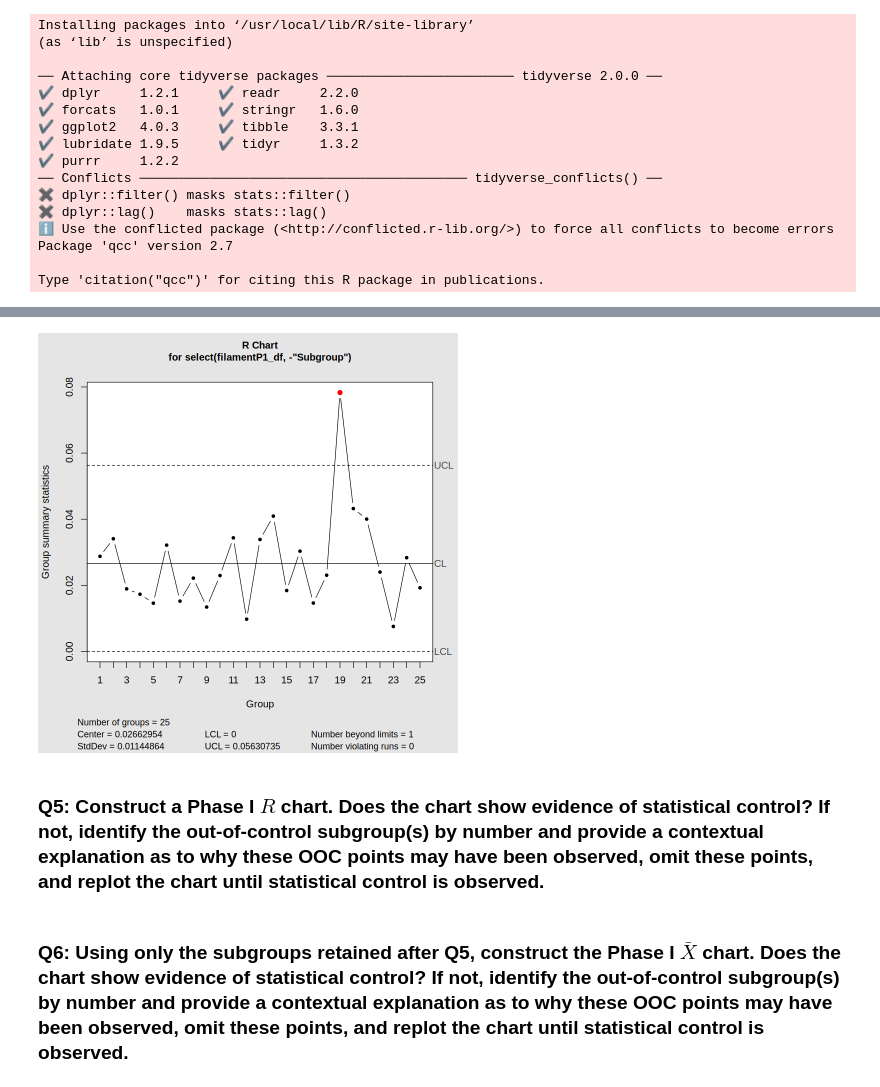
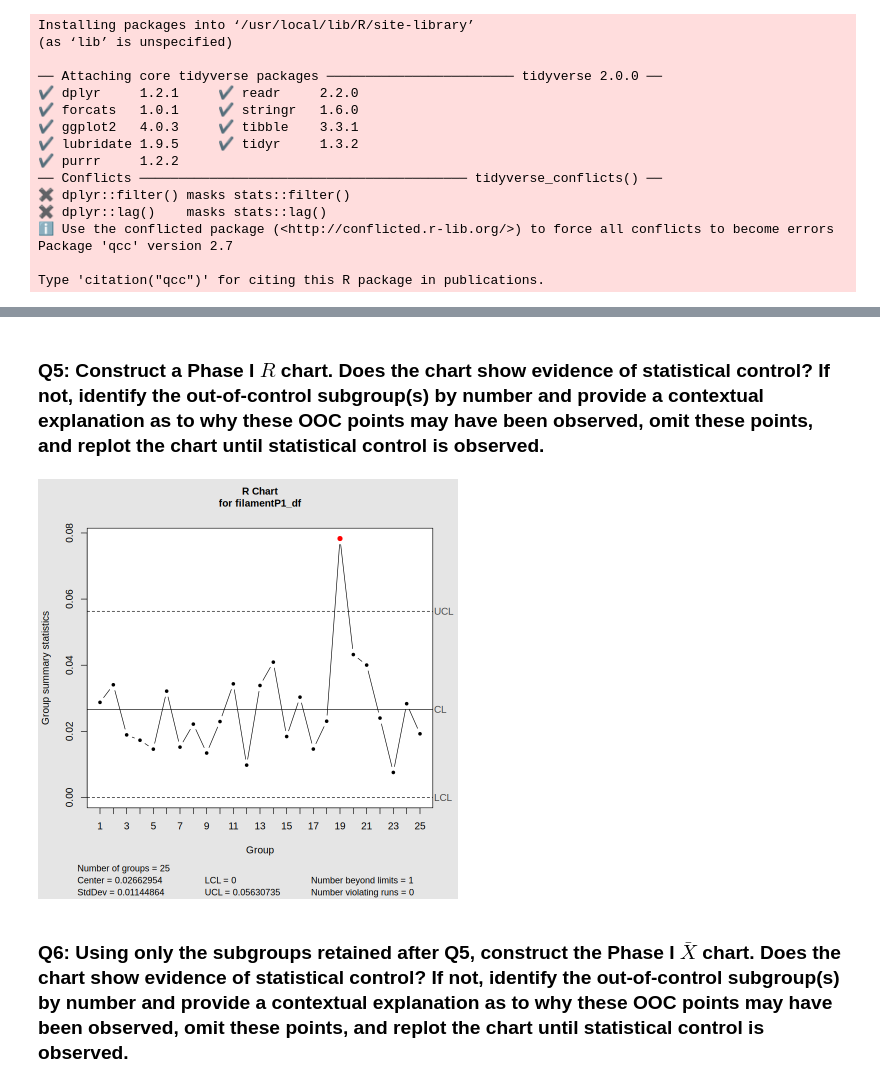
Before and after one commit to tchoud227/STAT-7110-Quality-Control, a Jupyter notebook: Assignments/HW1/STAT-7110-HW1.ipynb, the cells around one changed output, grey strips where cells are left out. Cells and saved outputs as stored; diff of their text form; code cells hidden in the pictures.

```diff
--- a/Assignments/HW1/STAT-7110-HW1.ipynb
+++ b/Assignments/HW1/STAT-7110-HW1.ipynb
@@ -95,9 +95,34 @@ filamentP1_df <- read_excel("FilamentDiameter_PhaseI.xlsx")
 
 filamentP1_df |> glimpse()
 
-phase1_xbar <- qcc(filamentP1_df |> select(-"Subgroup"),
-                   type = "xbar",
-                   plot = TRUE)
+
+## Process mean & std with both r & s method ##
+#constants from MIT table with n = 5
+d2 <- 2.326
+c4 <- 0.9400
+
+#remove subgroup
+filamentP1_df <- filamentP1_df |> select(-"Subgroup")
+
+subgroup_stats <- filamentP1_df |>
+  mutate(
+      xbar = rowMeans(filamentP1_df),
+      r = apply(filamentP1_df, 1, function(x) max(x) - min(x)),
+      s = apply(filamentP1_df, 1, sd)
+)
+
+xDouble_bar <- mean(subgroup_stats$xbar)
+rBar <- mean(subgroup_stats$r)
+sBar <- mean(subgroup_stats$s)
+
+#estimate unknown parameters
+mu <- xDouble_bar
+rSigma <- rBar/ d2
+sSigma <- sBar/ c4
+
+print(mu)
+print(rSigma)
+print(sSigma)
 # %% [output]
 Rows: 25
 Columns: 6
@@ -111,14 +138,16 @@ $ Meas5    <dbl> 1.755669, 1.744550, 1.745075, 1.748262, 1.742620, 1.737254, 1
-# %%
-phase1_r <- qcc(filamentP1_df |> select(-"Subgroup"),
-                   type = "R",
-                   plot = TRUE)
-# %% [output]
-[figure, old version]
 # %% [markdown]
 
 ### Q5: Construct a Phase I $R$ chart. Does the chart show evidence of statistical control? If not, identify the out-of-control subgroup(s) by number and provide a contextual explanation as to why these OOC points may have been observed, omit these points, and replot the chart until statistical control is observed.
 # %%
 ## Q5 Code ##
+# %%
+# R chart
+# note already removed the sub group column
+phase1_r <- qcc(filamentP1_df,
+                   type = "R",
+                   plot = TRUE)
+# %% [output]
+[figure, new version]
 # %% [markdown]
 ### Q6: Using only the subgroups retained after Q5, construct the Phase I $\bar{X}$ chart. Does the chart show evidence of statistical control? If not, identify the out-of-control subgroup(s) by number and provide a contextual explanation as to why these OOC points may have been observed, omit these points, and replot the chart until statistical control is observed.
 # %%
```
Also changed, not shown: parts of 2 cells of this notebook.
